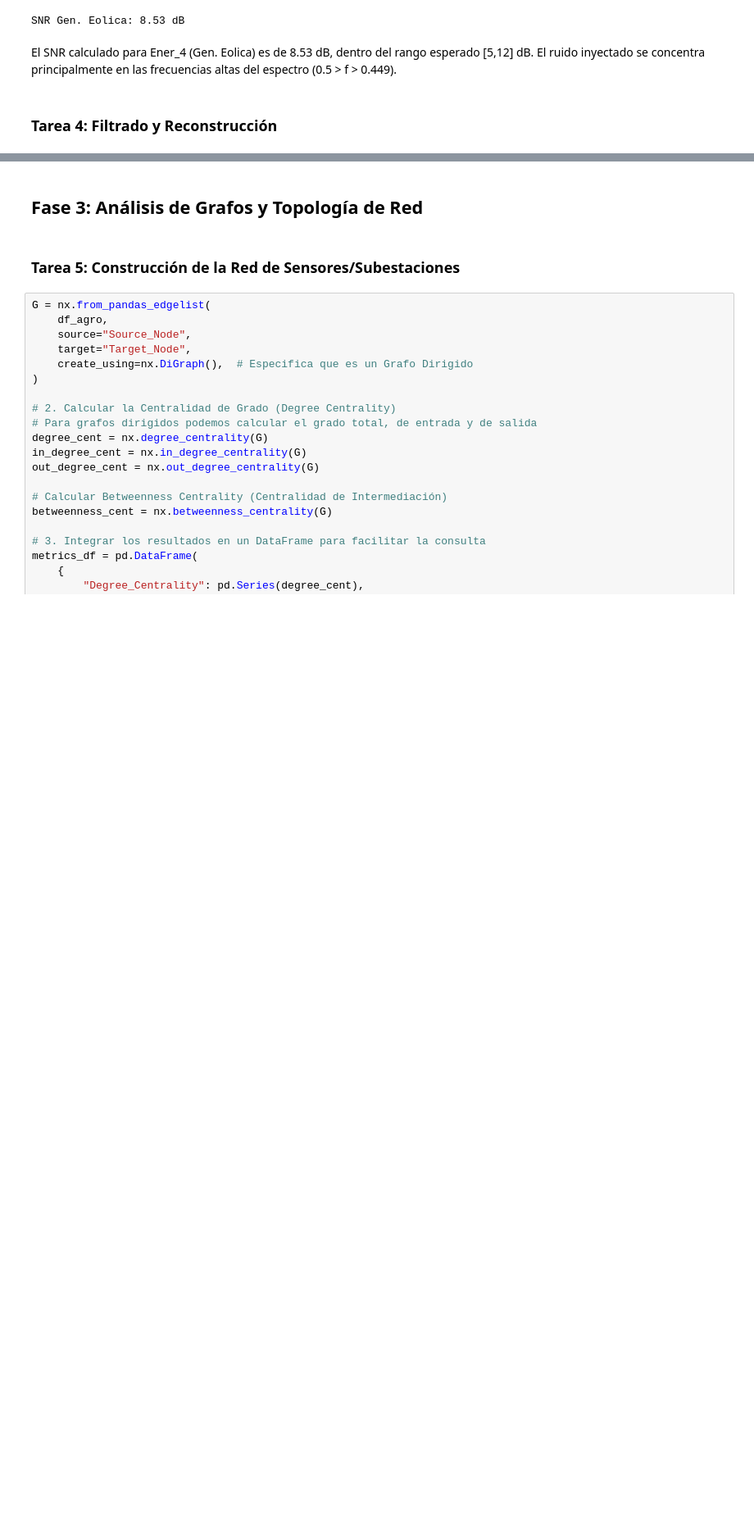
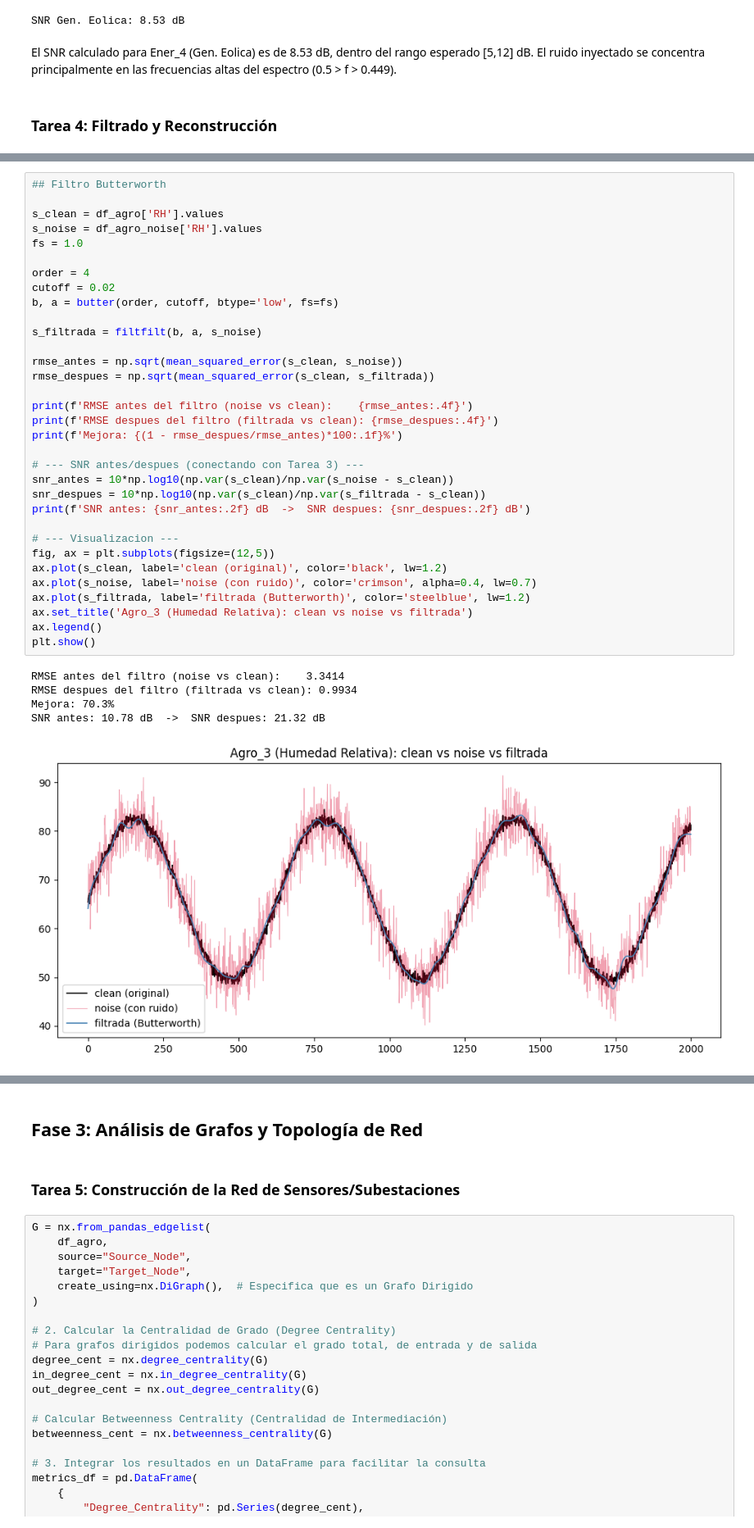
Before and after one commit to nceballosp/los_falsos_positivos_taller_practico_03, a Jupyter notebook: notebooks/taller_practico_03.ipynb, the cells around one changed output, grey strips where cells are left out. Shown at 82% size. Cells and saved outputs as stored; diff of their text form; blank space fills up the shorter version.

Commit message:
Tarea 4

```diff
--- a/notebooks/taller_practico_03.ipynb
+++ b/notebooks/taller_practico_03.ipynb
@@ -386,0 +319,39 @@ RMSE de Predicción (Entrenado con datos FILTRADOS): 1.3621
+# %%
+## Filtro Butterworth
+
+s_clean = df_agro['RH'].values
+s_noise = df_agro_noise['RH'].values
+fs = 1.0
+
+order = 4
+cutoff = 0.02
+b, a = butter(order, cutoff, btype='low', fs=fs)
+
+s_filtrada = filtfilt(b, a, s_noise)
+
+rmse_antes = np.sqrt(mean_squared_error(s_clean, s_noise))
+rmse_despues = np.sqrt(mean_squared_error(s_clean, s_filtrada))
+
+print(f'RMSE antes del filtro (noise vs clean):    {rmse_antes:.4f}')
+print(f'RMSE despues del filtro (filtrada vs clean): {rmse_despues:.4f}')
+print(f'Mejora: {(1 - rmse_despues/rmse_antes)*100:.1f}%')
+
+# --- SNR antes/despues (conectando con Tarea 3) ---
+snr_antes = 10*np.log10(np.var(s_clean)/np.var(s_noise - s_clean))
+snr_despues = 10*np.log10(np.var(s_clean)/np.var(s_filtrada - s_clean))
+print(f'SNR antes: {snr_antes:.2f} dB  ->  SNR despues: {snr_despues:.2f} dB')
+
+# --- Visualizacion ---
+fig, ax = plt.subplots(figsize=(12,5))
+ax.plot(s_clean, label='clean (original)', color='black', lw=1.2)
+ax.plot(s_noise, label='noise (con ruido)', color='crimson', alpha=0.4, lw=0.7)
+ax.plot(s_filtrada, label='filtrada (Butterworth)', color='steelblue', lw=1.2)
+ax.set_title('Agro_3 (Humedad Relativa): clean vs noise vs filtrada')
+ax.legend()
+plt.show()
+# %% [output]
+RMSE antes del filtro (noise vs clean):    3.3414
+RMSE despues del filtro (filtrada vs clean): 0.9934
+Mejora: 70.3%
+SNR antes: 10.78 dB  ->  SNR despues: 21.32 dB
+[figure, added]
```
Also changed, not shown: parts of 3 cells of this notebook.
